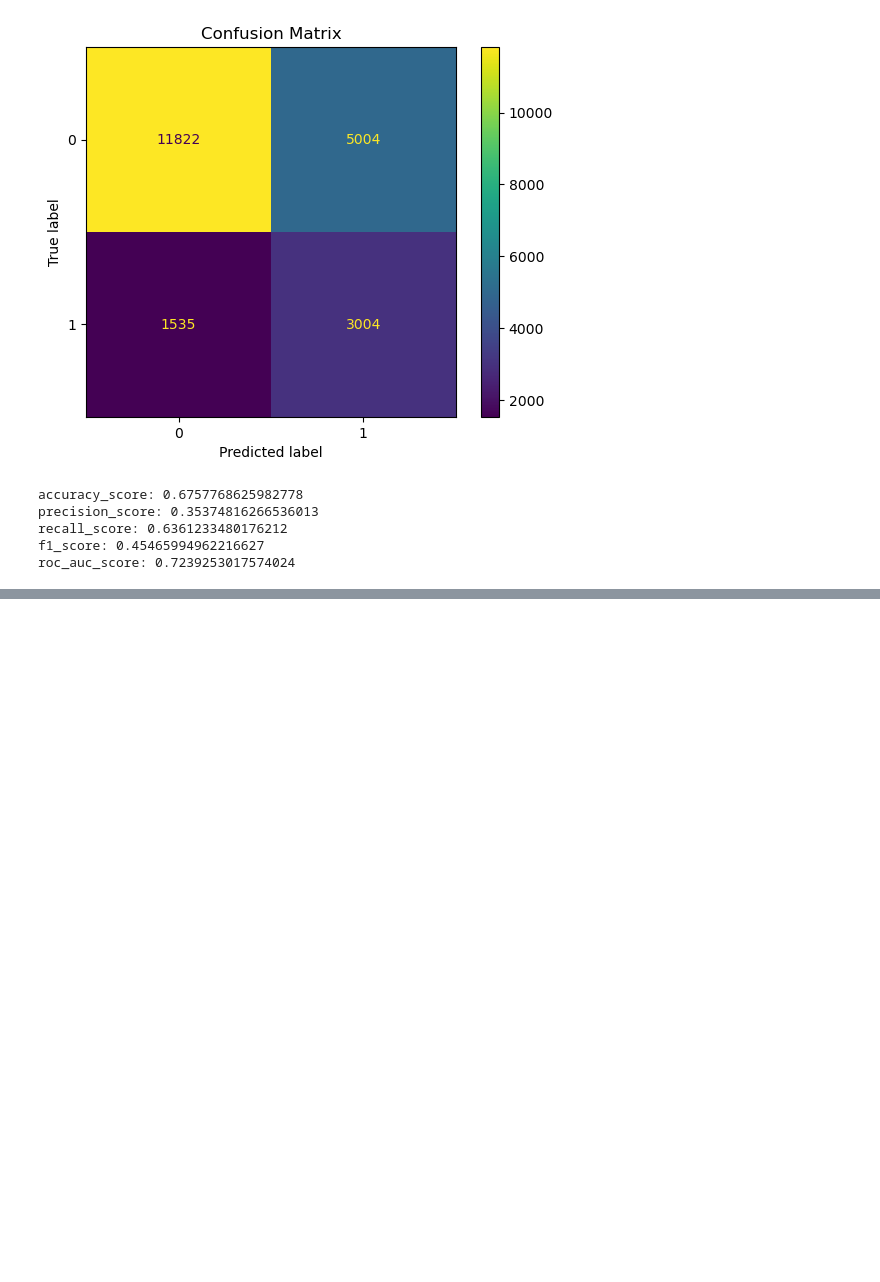
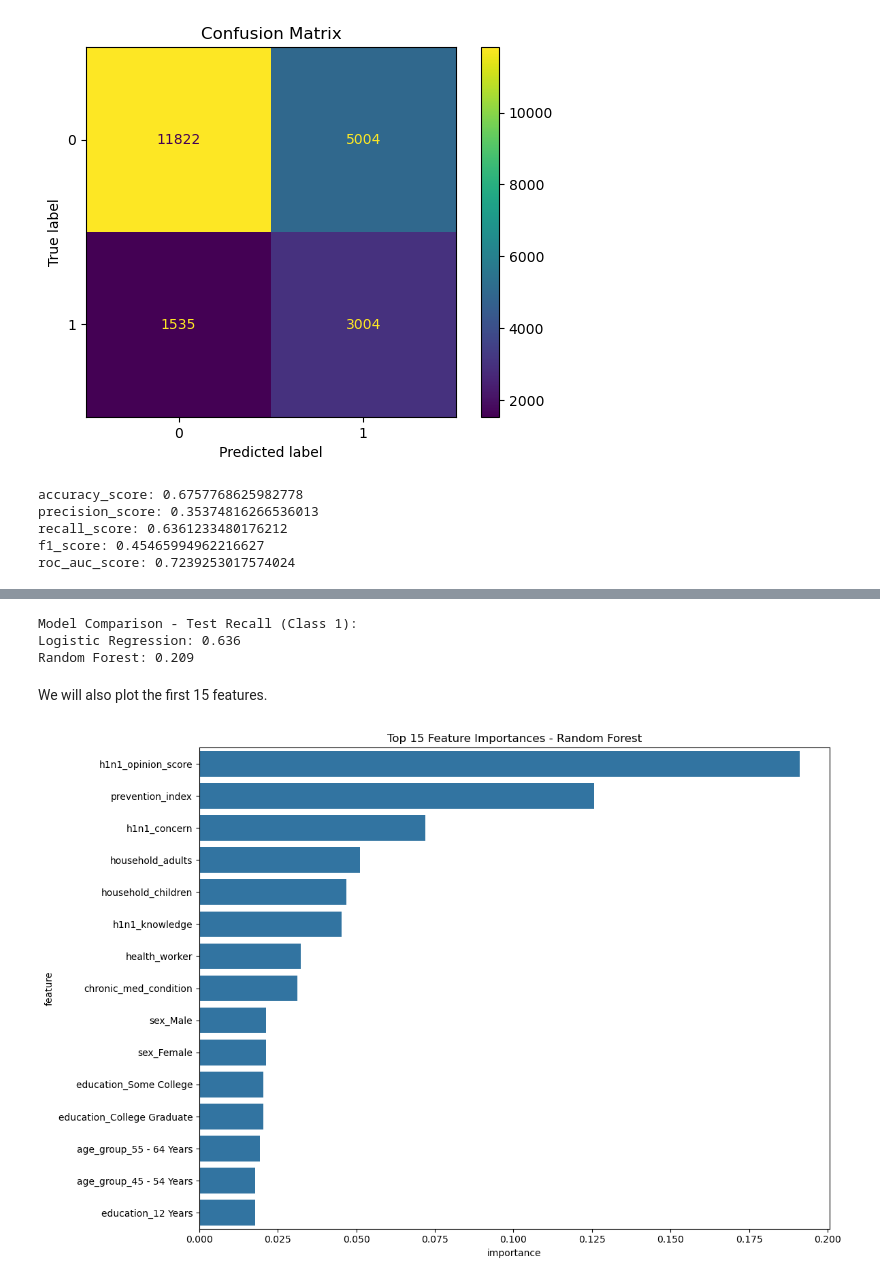
Before and after one commit to patsi-dev/Phase-3-Project, a Jupyter notebook: GroupIndex.ipynb, the cells around one changed output, grey strips where cells are left out. Cells and saved outputs as stored; diff of their text form; code cells hidden in the pictures; blank space fills up the shorter version.

```diff
--- a/GroupIndex.ipynb
+++ b/GroupIndex.ipynb
@@ -791,0 +795,13 @@ roc_auc_score: 0.7239253017574024
+# %%
+from sklearn.ensemble import RandomForestClassifier
+from sklearn.model_selection import cross_val_score
+# Create model with balanced class weights
+rf_model = RandomForestClassifier(random_state=42, class_weight='balanced', n_estimators=100)
+
+# Perform cross-validation with recall scoring
+rf_cv_scores = cross_val_score(rf_model, X_train_processed, y_train,
+                               cv=5, scoring='recall')
+
+print("Random Forest Cross-Validation Recall Scores:", rf_cv_scores)
+print("Mean CV Recall:", rf_cv_scores.mean())
+print("CV Recall STD:", rf_cv_scores.std())
@@ -791,0 +825,17 @@ roc_auc_score: 0.7239253017574024
+# %%
+from sklearn.metrics import classification_report
+# Fit on full training set
+rf_model.fit(X_train_processed, y_train)
+
+# Predict on training and test sets
+y_train_pred_rf = rf_model.predict(X_train_processed)
+y_test_pred_rf = rf_model.predict(X_test_processed)
+
+# Get probability estimates
+y_test_proba_rf = rf_model.predict_proba(X_test_processed)[:, 1]
+
+print("Random Forest - Training Performance:")
+print(classification_report(y_train, y_train_pred_rf))
+
+print("\nRandom Forest - Test Performance:")
+print(classification_report(y_test, y_test_pred_rf))
@@ -791,0 +863,26 @@ roc_auc_score: 0.7239253017574024
+# %%
+# Compare with Logistic Regression
+print("Model Comparison - Test Recall (Class 1):")
+print(f"Logistic Regression: {recall_score(y_test, y_pred):.3f}")
+print(f"Random Forest: {recall_score(y_test, y_test_pred_rf):.3f}")
+# %% [output]
+Model Comparison - Test Recall (Class 1):
+Logistic Regression: 0.636
+Random Forest: 0.209
+# %% [markdown]
+We will also plot the first 15 features.
+# %%
+# Plot feature importance
+importances = rf_model.feature_importances_
+feature_importance_df = pd.DataFrame({
+    'feature': all_feature_names,
+    'importance': importances
+}).sort_values('importance', ascending=False)
+
+plt.figure(figsize=(12, 8))
+sns.barplot(data=feature_importance_df.head(15), x='importance', y='feature')
+plt.title('Top 15 Feature Importances - Random Forest')
+plt.tight_layout()
+plt.show()
+# %% [output]
+[figure, added]
```
Also changed, not shown: parts of 7 cells of this notebook, 2 other files.
